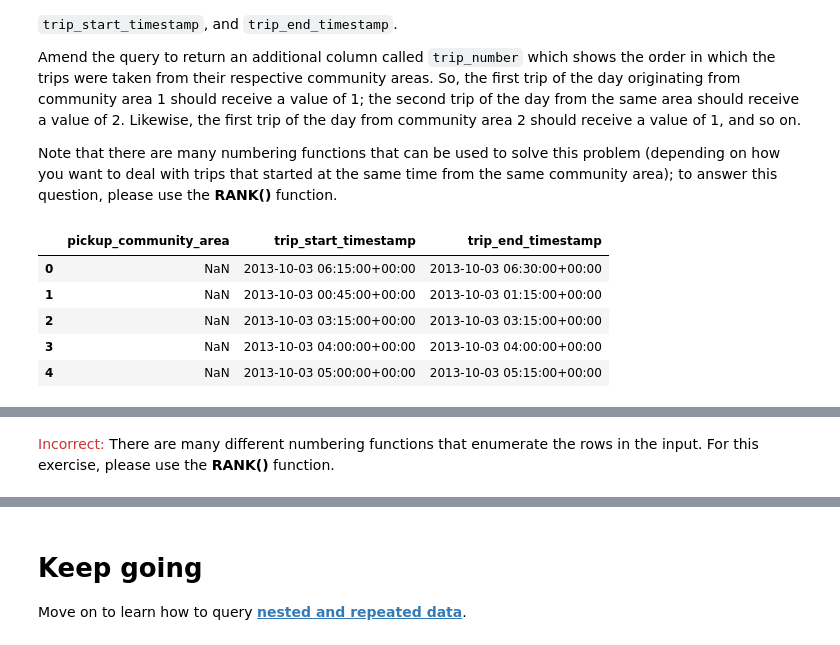
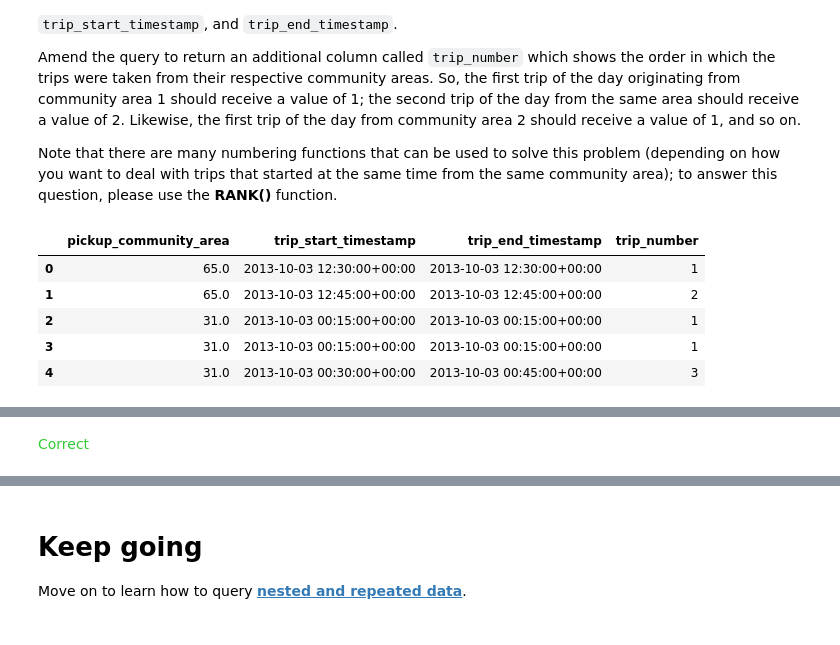
Before and after one commit to nakroMS/Kaggle_AdvancedSQL, a Jupyter notebook: exercise-analytic-functions.ipynb, the cells around one changed output, grey strips where cells are left out. Cells and saved outputs as stored; diff of their text form; code cells hidden in the pictures.

Commit message:
Kaggle Notebook | Exercise: Analytic Functions | Version 2

```diff
--- a/exercise-analytic-functions.ipynb
+++ b/exercise-analytic-functions.ipynb
@@ -120,23 +120,28 @@ Note that there are many numbering functions that can be used to solve this prob
 # %%
 # Amend the query below
 trip_number_query = """
                     SELECT pickup_community_area,
                         trip_start_timestamp,
-                        trip_end_timestamp
+                        trip_end_timestamp,
+                        RANK()
+                            OVER (
+                                PARTITION BY pickup_community_area
+                                ORDER BY trip_start_timestamp
+                            ) AS trip_number
                     FROM `bigquery-public-data.chicago_taxi_trips.taxi_trips`
                     WHERE DATE(trip_start_timestamp) = '2013-10-03'
                     """
 
 # Check your answer
 q_2.check()
 # %% [output]
-|  | pickup_community_area | trip_start_timestamp | trip_end_timestamp |
-| 0 | NaN | 2013-10-03 06:15:00+00:00 | 2013-10-03 06:30:00+00:00 |
-| 1 | NaN | 2013-10-03 00:45:00+00:00 | 2013-10-03 01:15:00+00:00 |
-| 2 | NaN | 2013-10-03 03:15:00+00:00 | 2013-10-03 03:15:00+00:00 |
-| 3 | NaN | 2013-10-03 04:00:00+00:00 | 2013-10-03 04:00:00+00:00 |
-| 4 | NaN | 2013-10-03 05:00:00+00:00 | 2013-10-03 05:15:00+00:00 |
+|  | pickup_community_area | trip_start_timestamp | trip_end_timestamp | trip_number |
+| 0 | 65.0 | 2013-10-03 12:30:00+00:00 | 2013-10-03 12:30:00+00:00 | 1 |
+| 1 | 65.0 | 2013-10-03 12:45:00+00:00 | 2013-10-03 12:45:00+00:00 | 2 |
+| 2 | 31.0 | 2013-10-03 00:15:00+00:00 | 2013-10-03 00:15:00+00:00 | 1 |
+| 3 | 31.0 | 2013-10-03 00:15:00+00:00 | 2013-10-03 00:15:00+00:00 | 1 |
+| 4 | 31.0 | 2013-10-03 00:30:00+00:00 | 2013-10-03 00:45:00+00:00 | 3 |
 [interactive output not drawn]
-<span style="color:#cc3333">Incorrect:</span> There are many different numbering functions that enumerate the rows in the input. For this exercise, please use the **RANK()** function.
+<span style="color:#33cc33">Correct</span>
 # %%
 # Lines below will give you a hint or solution code
```
Also changed, not shown: parts of 3 cells of this notebook.
